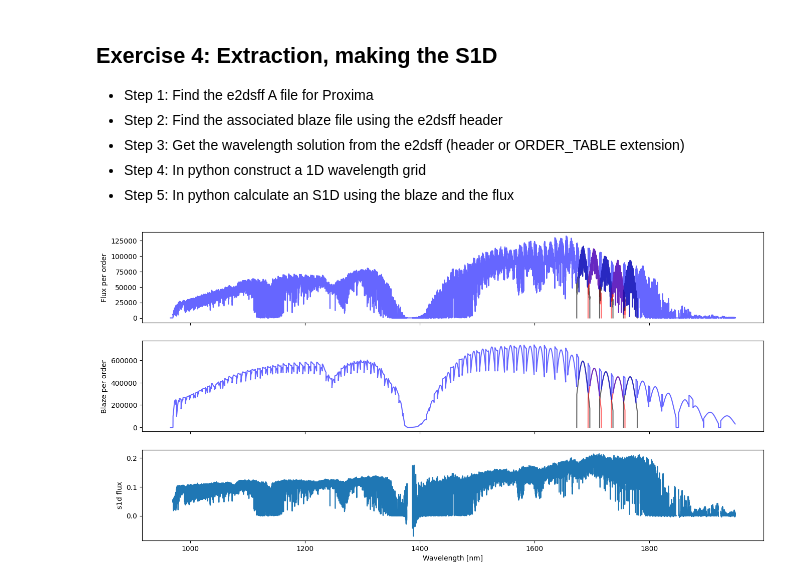
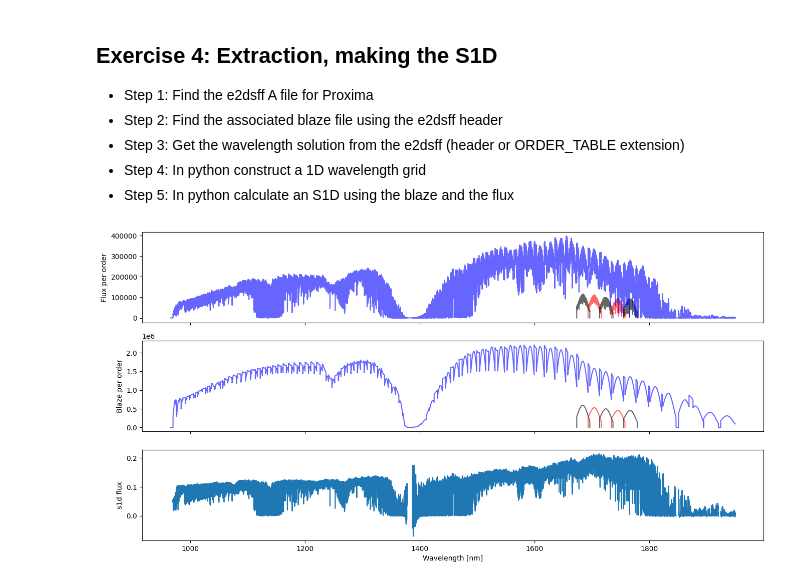
Before and after one commit to njcuk9999/apero_demo, a Jupyter notebook: demo4.ipynb, the cells around one changed output. Drawn from its saved outputs; the diff is of its cells as text; code cells hidden in the pictures.

```diff
--- a/demo4.ipynb
+++ b/demo4.ipynb
@@ -117,6 +115,7 @@ def val_cheby(coeffs, xvector, domain):
     return yvector
 # %%
 # all relevant files
+blaze_file = 'NIRPS_2022-11-25T11_55_49_672_pp_blaze_A.fits'
 e2ds_file = 'NIRPS_2023-01-20T08_42_08_941_pp_e2dsff_A.fits'
 wave_file = 'NIRPS_2022-11-25T12_00_56_233_pp_e2dsff_A_wavesol_ref_A.fits'
 # %%
@@ -125,10 +124,10 @@ wavegrid = get_magic_grid()
 # storage for the weights and flux array
 weights = np.zeros_like(wavegrid)
 flux_tmp = np.zeros_like(wavegrid)
-# load the e2ds and blaze file
+# load the blaze, e2ds and wave file
+blaze = fits.getdata(blaze_file)
 e2ds = fits.getdata(e2ds_file)
 header = fits.getheader(e2ds_file)
-blaze = fits.getdata(header['CDBBLAZE'])
 # %%
 # get the wavelength solution from the header
 wavemap = fits2wave(e2ds, header)
@@ -141,33 +140,32 @@ for order_num in tqdm(range(e2ds.shape[0]), leave=False):
     # spline only valid pixels, use ext=1 so that out-of-bound pixels
     # are set to 0.
     spl_flux = IUSpline(wavemap[order_num][valid], e2ds[order_num][valid],
                         ext=1, k=1)
     spl_blaze = IUSpline(wavemap[order_num][valid], blaze[order_num][valid],
                          ext=1, k=1)
     # be smart and only consider pixels in wavegrid that are
     # within the bounds of the order
     good = (wavegrid > np.min(wavemap[order_num]))
     good &= (wavegrid < np.max(wavemap[order_num]))
     # Add this orders contribution to the 1D vector
     flux_tmp[good] += spl_flux(wavegrid[good])
     weights[good] += spl_blaze(wavegrid[good])
     # plot the flux and blaze for a few orders only
     if (order_num > 62) and (order_num < 68):
         color = 'red' if order_num % 2 == 0 else 'black'
 
         ax[0].plot(wavegrid[good], spl_flux(wavegrid[good]), color=color,
                    alpha=0.6)
         ax[1].plot(wavegrid[good], spl_blaze(wavegrid[good]), color=color,
                    alpha=0.6)
 
 # plot the 1D flux, weights and ratio between the two
 ax[0].plot(wavegrid, flux_tmp, color='blue', alpha=0.6)
 ax[1].plot(wavegrid, weights, color='blue', alpha=0.6)
-with warnings.catch_warnings(record=True) as _:
-    ax[2].plot(wavegrid, flux_tmp / weights)
+ax[2].plot(wavegrid, flux_tmp / weights)
 ax[2].set(xlabel='Wavelength [nm]', ylabel='s1d flux')
 ax[1].set(ylabel='Blaze per order')
 ax[0].set(ylabel='Flux per order')
 plt.show()
 # %% [output]
-[figure, old version]
+[figure, new version]
```
Also changed, not shown: parts of 1 cell of this notebook.
